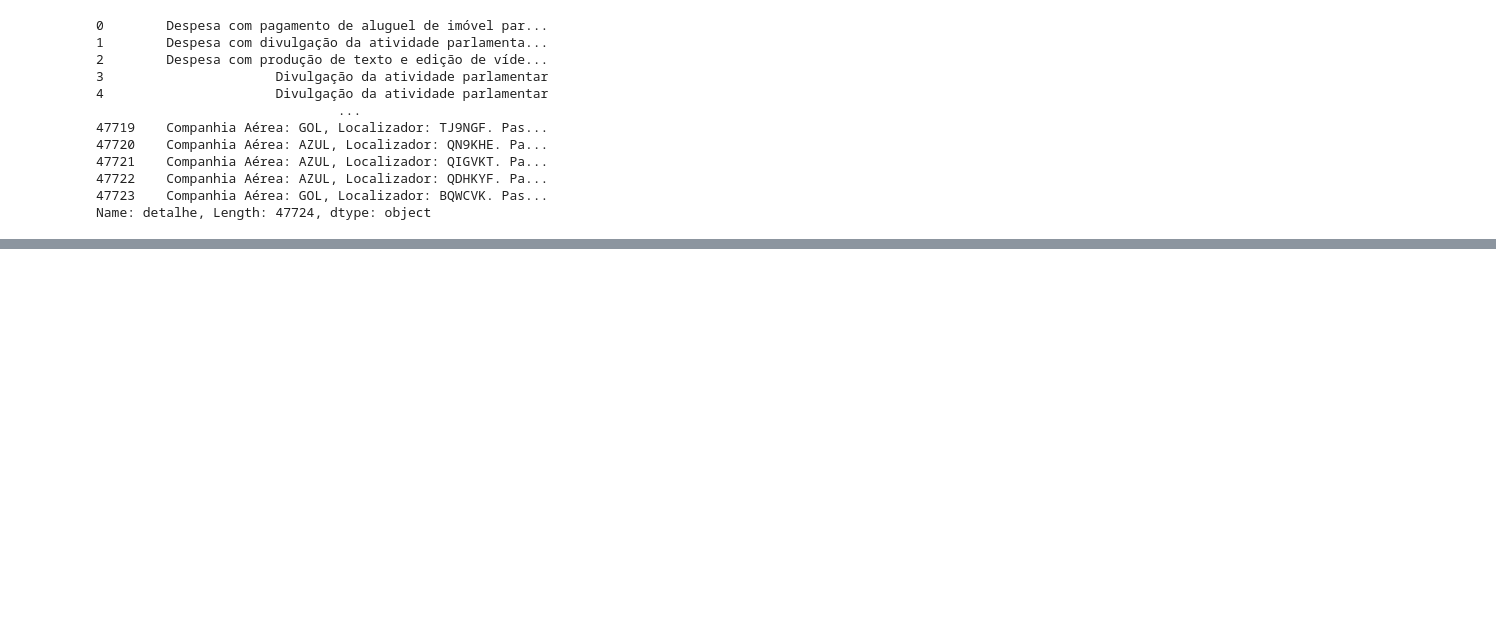
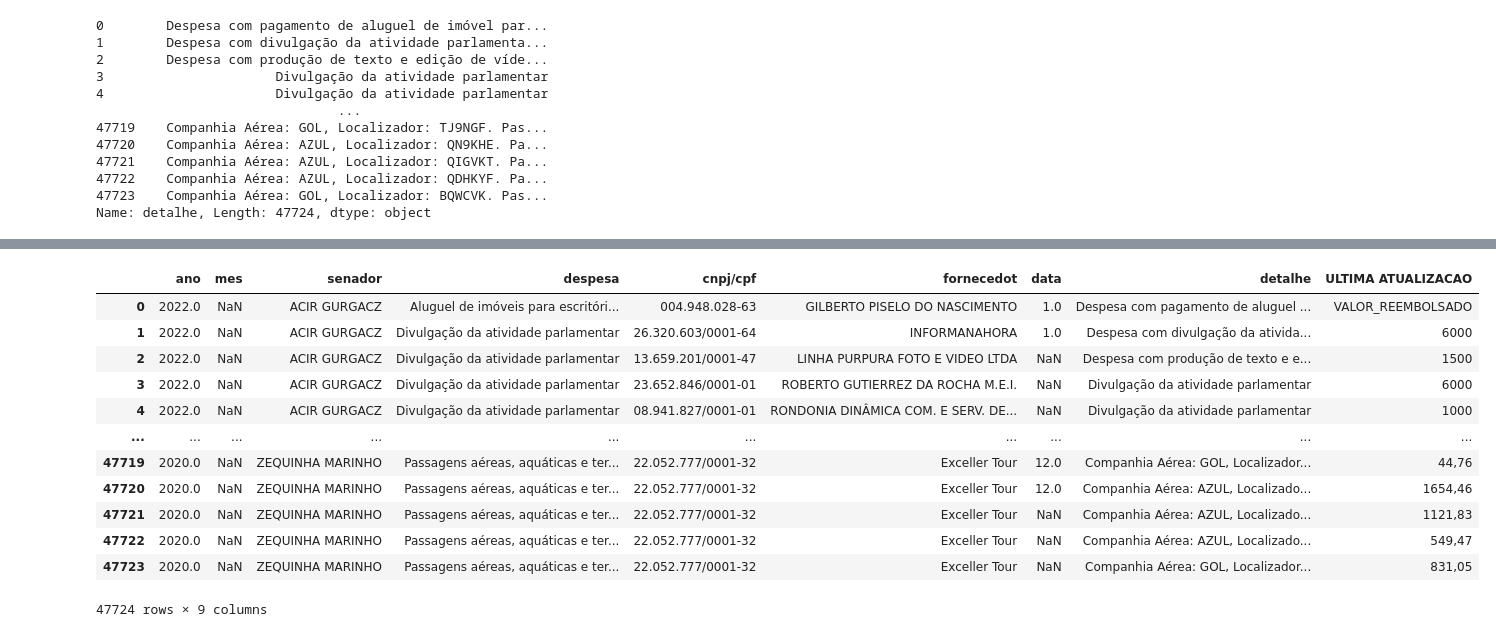
Before and after one commit to jeniferGoncalvesDaSilvaDev/7daysofcode-ds-alura2, a Jupyter notebook: desafio_7daysofcode_ds_alura.ipynb, the cells around one changed output, grey strips where cells are left out. Drawn from its saved outputs; the diff is of its cells as text; code cells hidden in the pictures; blank space fills up the shorter version.

```diff
--- a/desafio_7daysofcode_ds_alura.ipynb
+++ b/desafio_7daysofcode_ds_alura.ipynb
@@ -291,6 +291,6 @@ Name: ano, Length: 47724, dtype: datetime64[ns]
 # %%
 # Converter a coluna para datetime e extrair o ano
-df_novo_3['mes'] = pd.to_datetime(df_novo_3['mes'], errors='coerce')
+df_novo_3['mes'] = pd.to_datetime(df_novo_3['mes'], errors='coerce').dt.month
 
 print(df_novo_3['mes'])
 # %% [output]
@@ -358,3 +358,28 @@ print(df_novo_3['detalhe'])
 47722    Companhia Aérea: AZUL, Localizador: QDHKYF. Pa...
 47723    Companhia Aérea: GOL, Localizador: BQWCVK. Pas...
 Name: detalhe, Length: 47724, dtype: object
+# %%
+# Lista de arquivos CSV
+lista_csv = ["/content/drive/MyDrive/csv/despesa_ceaps_2022.csv",
+             "/content/drive/MyDrive/csv/despesa_ceaps_2021.csv",
+             "/content/drive/MyDrive/csv/despesa_ceaps_2020.csv"]
+
+# Função para gerar DataFrames a partir de arquivos CSV
+def gerar_ds(lista_arquivos):
+    lista_ds = []
+    for arquivo in lista_arquivos:
+        try:
+            df = pd.read_csv(arquivo, encoding="latin-1", sep=';', on_bad_lines='skip')
+            lista_ds.append(df)
+        except Exception as e:
+            print(f"Erro ao carregar o arquivo {arquivo}: {e}")
+    return lista_ds
+
+# Gerar a lista de DataFrames
+gerar_data = gerar_ds(lista_csv)
+
+# Concatenar todos os DataFrames em um único DataFrame
+df_unico_2 = pd.concat(gerar_data, ignore_index=True)
+
+# Exibir os primeiros registros do DataFrame concatenado
+print(df_unico_2.head(4))
@@ -360,0 +392,3 @@ Name: detalhe, Length: 47724, dtype: object
+# %%
+df_unico_2= df_unico_2['ULTIMA ATUALIZACAO']
+print(df_unico_2)
@@ -360,0 +408,2 @@ Name: detalhe, Length: 47724, dtype: object
+# %%
+df_novo_4 = df_novo_3.merge(df_unico_2, left_index=True, right_index=True)
@@ -360,0 +413,16 @@ Name: detalhe, Length: 47724, dtype: object
+# %%
+df_novo_4
+# %% [output]
+|  | ano | mes | senador | despesa | cnpj/cpf | fornecedot | data | detalhe | ULTIMA ATUALIZACAO |
+| 0 | 2022.0 | NaN | ACIR GURGACZ | Aluguel de imóveis para escritóri... | 004.948.028-63 | GILBERTO PISELO DO NASCIMENTO | 1.0 | Despesa com pagamento de aluguel ... | VALOR_REEMBOLSADO |
+| 1 | 2022.0 | NaN | ACIR GURGACZ | Divulgação da atividade parlamentar | 26.320.603/0001-64 | INFORMANAHORA | 1.0 | Despesa com divulgação da ativida... | 6000 |
+| 2 | 2022.0 | NaN | ACIR GURGACZ | Divulgação da atividade parlamentar | 13.659.201/0001-47 | LINHA PURPURA FOTO E VIDEO LTDA | NaN | Despesa com produção de texto e e... | 1500 |
+| 3 | 2022.0 | NaN | ACIR GURGACZ | Divulgação da atividade parlamentar | 23.652.846/0001-01 | ROBERTO GUTIERREZ DA ROCHA M.E.I. | NaN | Divulgação da atividade parlamentar | 6000 |
+| 4 | 2022.0 | NaN | ACIR GURGACZ | Divulgação da atividade parlamentar | 08.941.827/0001-01 | RONDONIA DINÂMICA COM. E SERV. DE... | NaN | Divulgação da atividade parlamentar | 1000 |
+| ... | ... | ... | ... | ... | ... | ... | ... | ... | ... |
+| 47719 | 2020.0 | NaN | ZEQUINHA MARINHO | Passagens aéreas, aquáticas e ter... | 22.052.777/0001-32 | Exceller Tour | 12.0 | Companhia Aérea: GOL, Localizador... | 44,76 |
+| 47720 | 2020.0 | NaN | ZEQUINHA MARINHO | Passagens aéreas, aquáticas e ter... | 22.052.777/0001-32 | Exceller Tour | 12.0 | Companhia Aérea: AZUL, Localizado... | 1654,46 |
+| 47721 | 2020.0 | NaN | ZEQUINHA MARINHO | Passagens aéreas, aquáticas e ter... | 22.052.777/0001-32 | Exceller Tour | NaN | Companhia Aérea: AZUL, Localizado... | 1121,83 |
+| 47722 | 2020.0 | NaN | ZEQUINHA MARINHO | Passagens aéreas, aquáticas e ter... | 22.052.777/0001-32 | Exceller Tour | NaN | Companhia Aérea: AZUL, Localizado... | 549,47 |
+| 47723 | 2020.0 | NaN | ZEQUINHA MARINHO | Passagens aéreas, aquáticas e ter... | 22.052.777/0001-32 | Exceller Tour | NaN | Companhia Aérea: GOL, Localizador... | 831,05 |
+47724 rows × 9 columns
```
Also changed, not shown: parts of 5 cells of this notebook.
